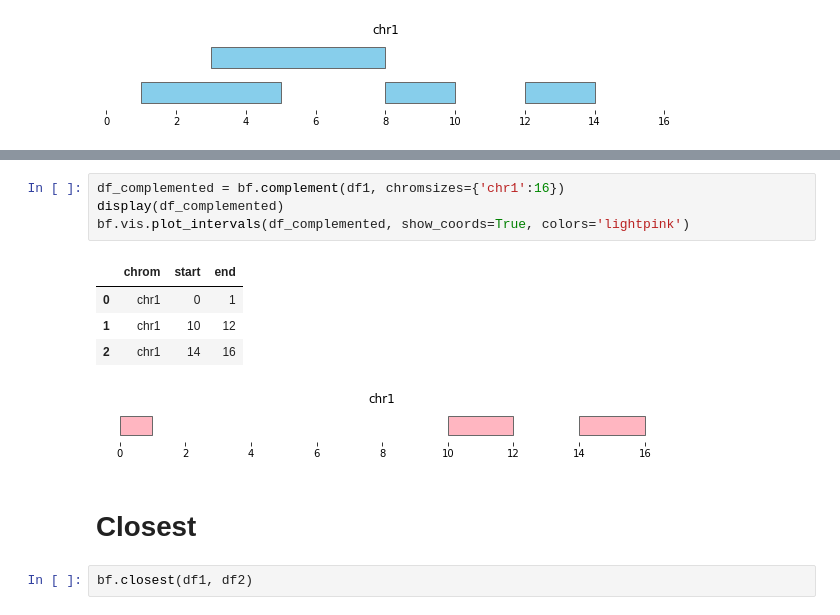
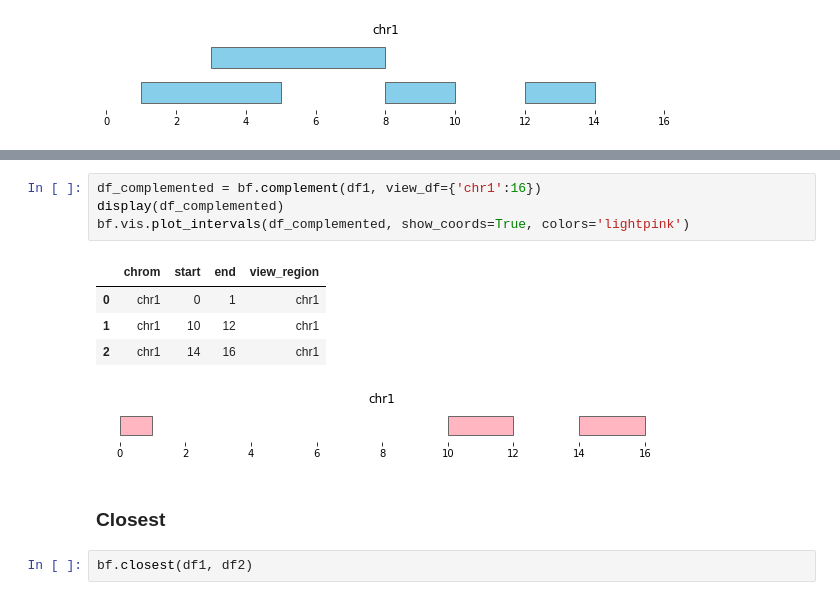
Before and after one commit to open2c/bioframe, a Jupyter notebook: docs/notebooks/intervals_tutorial.ipynb, the cells around one changed output, grey strips where cells are left out. Saved outputs shown, nothing was run; the diff lists cells and outputs as text.

```diff
--- a/docs/notebooks/intervals_tutorial.ipynb
+++ b/docs/notebooks/intervals_tutorial.ipynb
@@ -144,15 +146,15 @@ display(df_complemented)
 # %%
-df_complemented = bf.complement(df1, chromsizes={'chr1':16})
+df_complemented = bf.complement(df1, view_df={'chr1':16})
 display(df_complemented)
 bf.vis.plot_intervals(df_complemented, show_coords=True, colors='lightpink')
 # %% [output]
-|  | chrom | start | end |
-| 0 | chr1 | 0 | 1 |
-| 1 | chr1 | 10 | 12 |
-| 2 | chr1 | 14 | 16 |
+|  | chrom | start | end | view_region |
+| 0 | chr1 | 0 | 1 | chr1 |
+| 1 | chr1 | 10 | 12 | chr1 |
+| 2 | chr1 | 14 | 16 | chr1 |
 [figure]
 # %% [markdown]
-# Closest
+### Closest
 # %%
 bf.closest(df1, df2)
 # %% [output]
```
Also changed, not shown: parts of 18 cells of this notebook, 7 other files.
